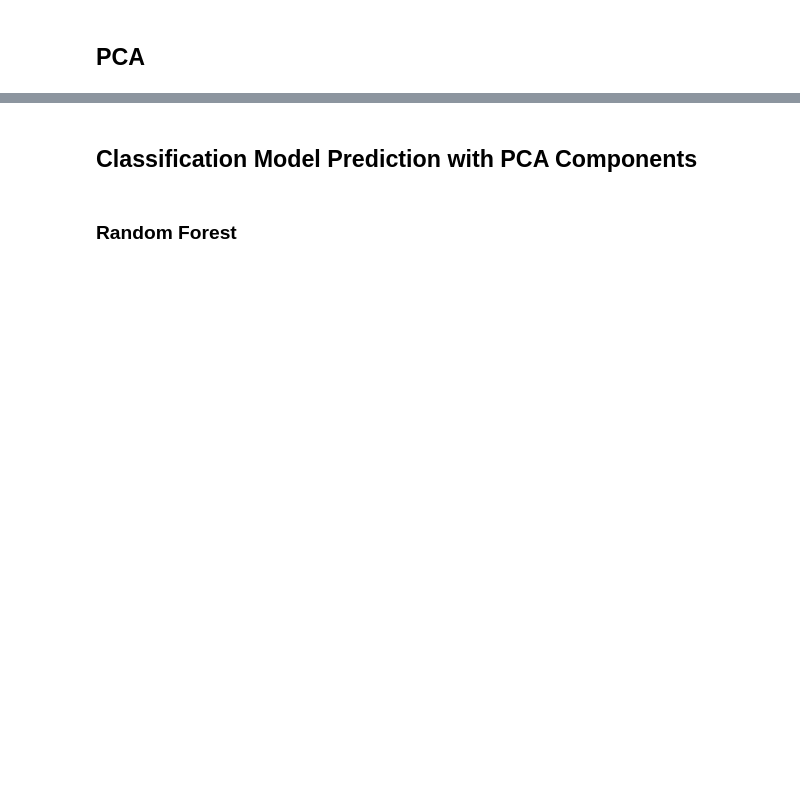
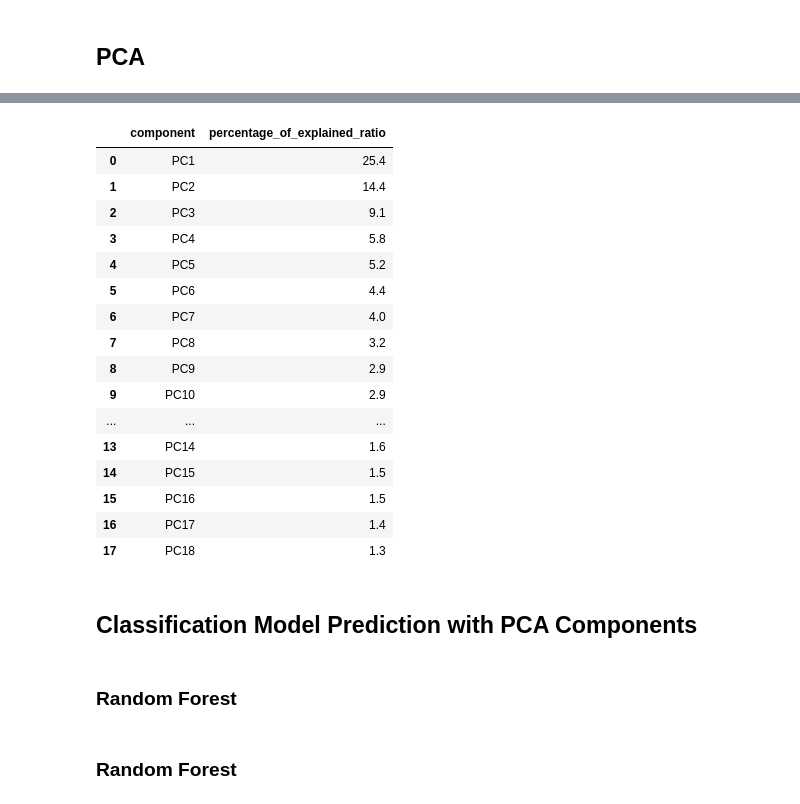
Before and after one commit to stevenyirenkyi/port-scan-detection-pca, a Jupyter notebook: code.ipynb, the cells around one changed output, grey strips where cells are left out. Saved outputs shown, nothing was run; the diff lists cells and outputs as text; code cells hidden in the pictures; blank space fills up the shorter version.

```diff
--- a/code.ipynb
+++ b/code.ipynb
@@ -148,0 +89,25 @@ x_test_pca = pca.transform(x_test_pca)
+# %%
+pca_explained_variances = pd.DataFrame(
+    dict(component=labels, percentage_of_explained_ratio=per_var))
+
+pca_explained_variances.to_csv(
+    "percentage of PCA Explained Variance.csv", index=False)
+pca_explained_variances
+# %% [output]
+|  | component | percentage_of_explained_ratio |
+| 0 | PC1 | 25.4 |
+| 1 | PC2 | 14.4 |
+| 2 | PC3 | 9.1 |
+| 3 | PC4 | 5.8 |
+| 4 | PC5 | 5.2 |
+| 5 | PC6 | 4.4 |
+| 6 | PC7 | 4.0 |
+| 7 | PC8 | 3.2 |
+| 8 | PC9 | 2.9 |
+| 9 | PC10 | 2.9 |
+| ... | ... | ... |
+| 13 | PC14 | 1.6 |
+| 14 | PC15 | 1.5 |
+| 15 | PC16 | 1.5 |
+| 16 | PC17 | 1.4 |
+| 17 | PC18 | 1.3 |
@@ -170,6 +160,8 @@ def generate_metrics(y_test, y_predicted, file_name):
 
     with open(path, "r") as file:
         print(file.read())
+# %% [markdown]
+### Random Forest
 # %% [markdown]
 ### Random Forest
 # %%
```
Also changed, not shown: parts of 40 cells of this notebook.
